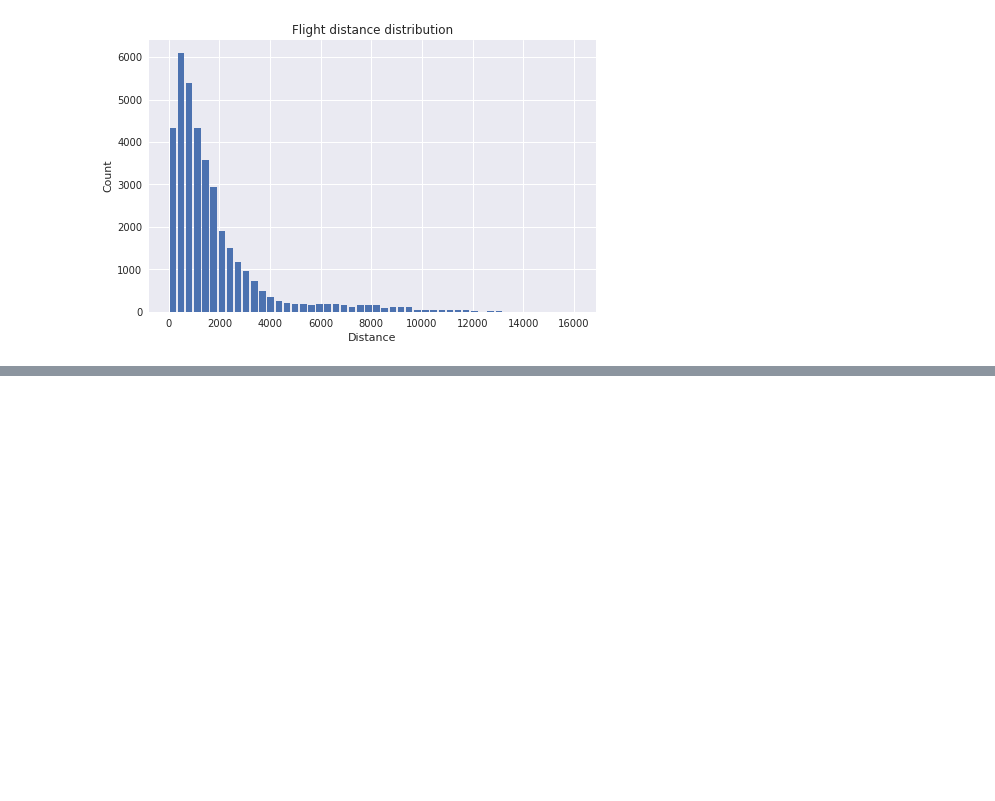
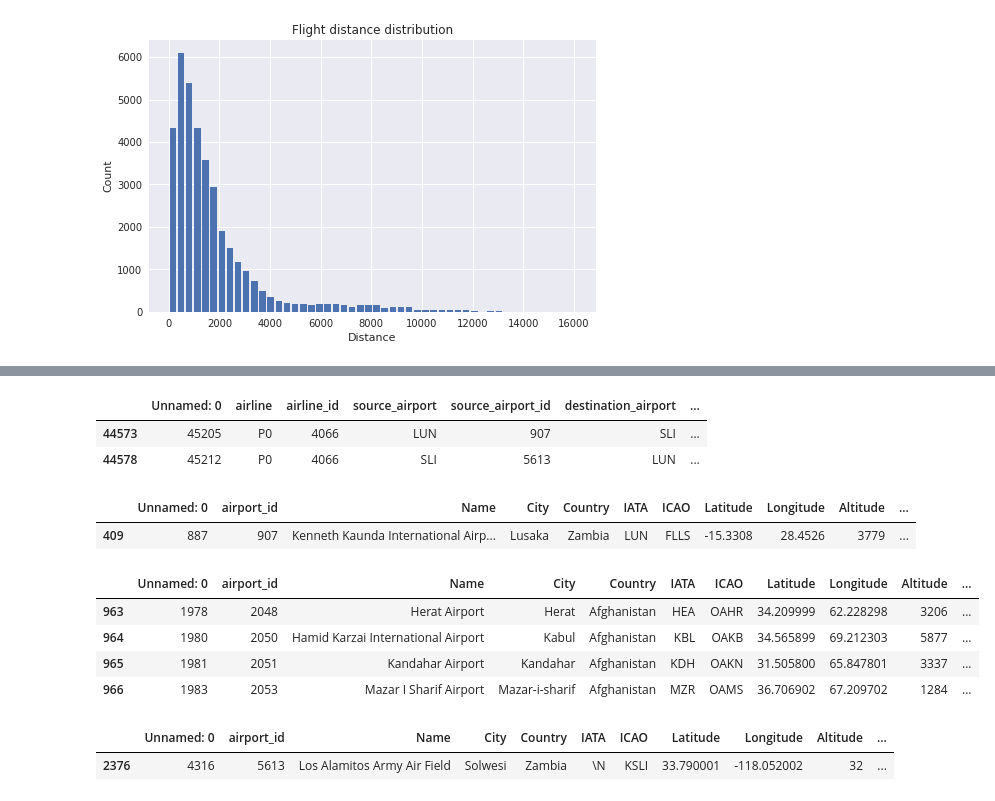
Before and after one commit to lchenbb/NTDS2019_Project, a Jupyter notebook: explore_data.ipynb, the cells around one changed output, grey strips where cells are left out. Drawn from its saved outputs; the diff is of its cells as text; code cells hidden in the pictures; blank space fills up the shorter version.

```diff
--- a/explore_data.ipynb
+++ b/explore_data.ipynb
@@ -312,0 +417,6 @@ Text(0, 0.5, 'Count')
+# %%
+routes[routes["equipment"] == "J32 J41"]
+# %% [output]
+|  | Unnamed: 0 | airline | airline_id | source_airport | source_airport_id | destination_airport | ... |
+| 44573 | 45205 | P0 | 4066 | LUN | 907 | SLI | ... |
+| 44578 | 45212 | P0 | 4066 | SLI | 5613 | LUN | ... |
@@ -312,0 +427,18 @@ Text(0, 0.5, 'Count')
+# %%
+airports[airports["airport_id"] == 907]
+# %% [output]
+|  | Unnamed: 0 | airport_id | Name | City | Country | IATA | ICAO | Latitude | Longitude | Altitude | ... |
+| 409 | 887 | 907 | Kenneth Kaunda International Airp... | Lusaka | Zambia | LUN | FLLS | -15.3308 | 28.4526 | 3779 | ... |
+# %%
+airports[airports["Country"] == "Afghanistan"]
+# %% [output]
+|  | Unnamed: 0 | airport_id | Name | City | Country | IATA | ICAO | Latitude | Longitude | Altitude | ... |
+| 963 | 1978 | 2048 | Herat Airport | Herat | Afghanistan | HEA | OAHR | 34.209999 | 62.228298 | 3206 | ... |
+| 964 | 1980 | 2050 | Hamid Karzai International Airport | Kabul | Afghanistan | KBL | OAKB | 34.565899 | 69.212303 | 5877 | ... |
+| 965 | 1981 | 2051 | Kandahar Airport | Kandahar | Afghanistan | KDH | OAKN | 31.505800 | 65.847801 | 3337 | ... |
+| 966 | 1983 | 2053 | Mazar I Sharif Airport | Mazar-i-sharif | Afghanistan | MZR | OAMS | 36.706902 | 67.209702 | 1284 | ... |
+# %%
+airports[airports["airport_id"] == 5613]
+# %% [output]
+|  | Unnamed: 0 | airport_id | Name | City | Country | IATA | ICAO | Latitude | Longitude | Altitude | ... |
+| 2376 | 4316 | 5613 | Los Alamitos Army Air Field | Solwesi | Zambia | \N | KSLI | 33.790001 | -118.052002 | 32 | ... |
```
Also changed, not shown: parts of 25 cells of this notebook, 14 other files.
